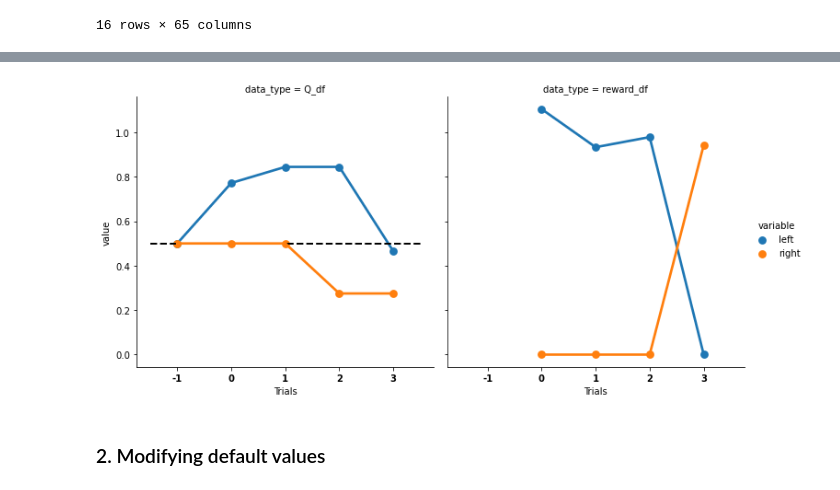
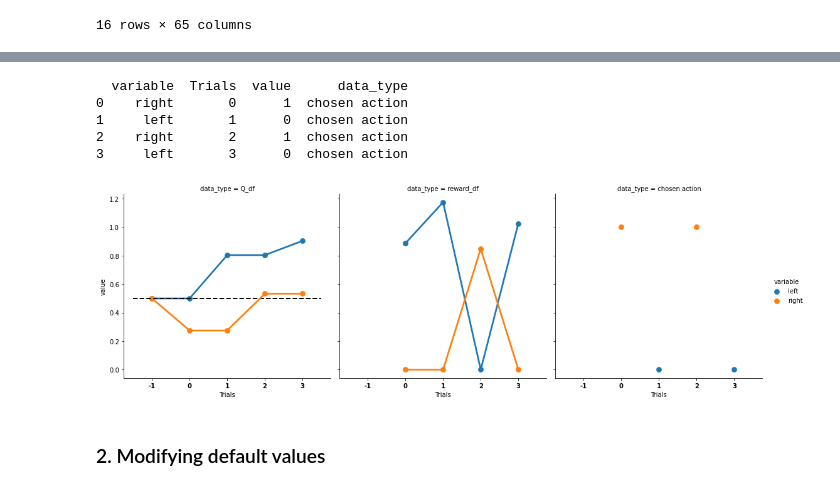
Before and after one commit to jyotikab/cbgt2, a Jupyter notebook: network_simulation-03.ipynb, the cells around one changed output, grey strips where cells are left out. Drawn from its saved outputs; the diff is of its cells as text; code cells hidden in the pictures.

Commit message:
tuning and plotting functions

```diff
--- a/network_simulation-03.ipynb
+++ b/network_simulation-03.ipynb
@@ -239,5 +248,10 @@ Q_df[0]
 # %%
-# Plot reward and q values data frames
-plt_func.plot_reward_and_Q_df(t_epochs[0],Q_df[0])
+# Plot reward and q values and chosen actions data frames
+plt_func.plot_reward_and_Q_df(t_epochs[0],Q_df[0],datatables[0])
 # %% [output]
+  variable  Trials  value      data_type
+0    right       0      1  chosen action
+1     left       1      0  chosen action
+2    right       2      1  chosen action
+3     left       3      0  chosen action
-[figure, old version]
+[figure, new version]
```
Also changed, not shown: parts of 12 cells of this notebook, 7 other files.
